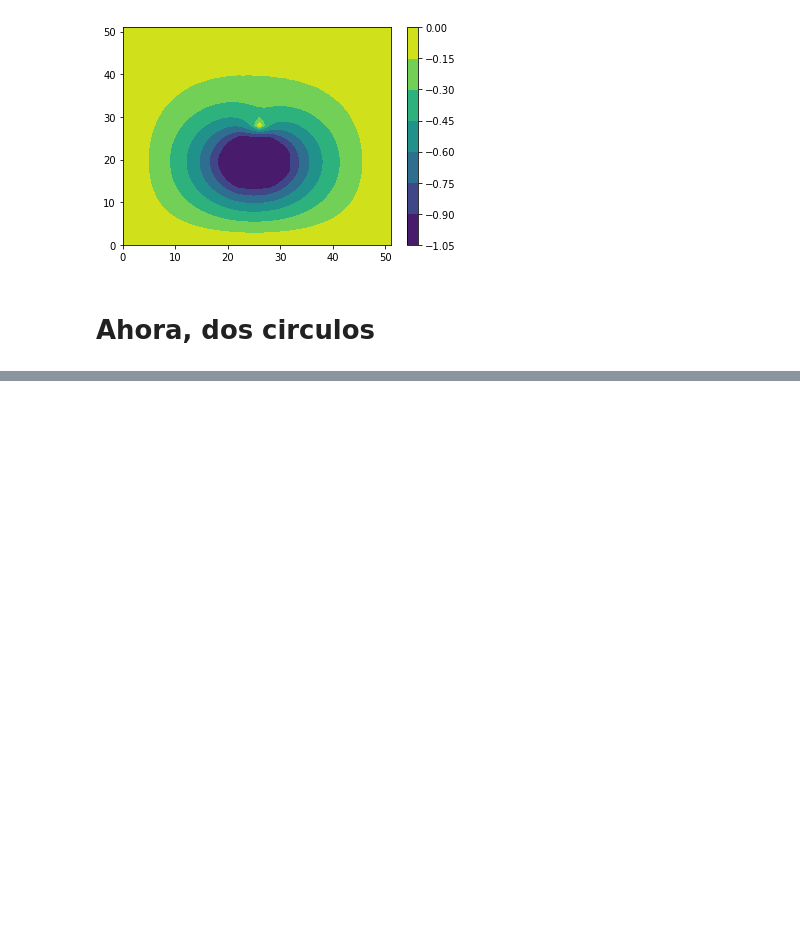
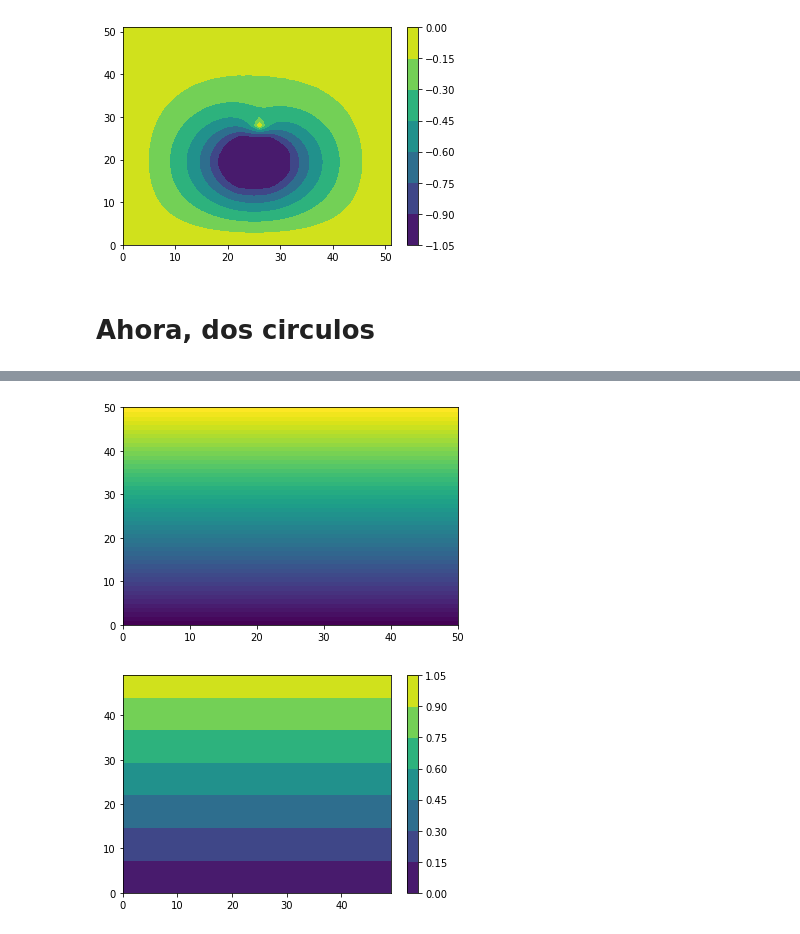
Before and after one commit to mmatera/emnotebooks, a Jupyter notebook: laplace_discreta.ipynb, the cells around one changed output, grey strips where cells are left out. Drawn from its saved outputs; the diff is of its cells as text; code cells hidden in the pictures; blank space fills up the shorter version.

```diff
--- a/laplace_discreta.ipynb
+++ b/laplace_discreta.ipynb
@@ -237,0 +245,58 @@ plt.show()
+# %%
+
+%matplotlib inline
+import matplotlib.pyplot as plt
+import numpy as np
+
+# Discretización de la ecuación de Laplace 2D
+# Construiremos una solución aproximada,
+
+###################   Parámetros #######################
+# define el número de puntos sobre la malla
+n = 50
+# Vamos a pensar en una esfera de radio r, separada de una "punta" separa por una distancia sep*r
+sep = .9
+# número de iteraciones
+npasos = 100*n
+
+########################################################
+
+# definimos una "mascara"
+mascara = np.zeros((n,n),dtype=int )
+# y una matriz para guardar los valores del potencial
+phi = np.zeros((n,n))
+
+
+
+for i in range(n):
+    phi[i, 0] = 1.*i/(n-1.)
+    phi[i, n-1] = 1.*i/(n-1.)
+    phi[n-1, i]=1.
+
+
+for step in range(npasos):
+    newphi =  np.zeros((n,n))
+    # recorro toda la malla, incluyendo el borde.
+    for i in range(0,n):
+        for j in range(0,n):
+            # si el punto está en la máscara, copio el valor anterior.
+            if mascara[i,j] == 1 or i==0 or i==n-1 or j==0 or j==n-1:
+                newphi[i,j] = phi[i,j]
+            # si no, lo calculo el promedio
+            else:
+                newphi[i,j] = .25*(phi[i,j-1]+phi[i,j+1]+phi[i+1,j]+phi[i-1,j])
+
+    phi = newphi
+
+plt.pcolor(newphi)
+plt.show()
+
+
+
+# Para obtener un gráfico más suave, podemos usar "contourf":
+plt.contourf(phi)
+plt.colorbar()
+plt.show()
+# %% [output]
+[figure, added]
+[figure, added]
```
Also changed, not shown: parts of 5 cells of this notebook.
